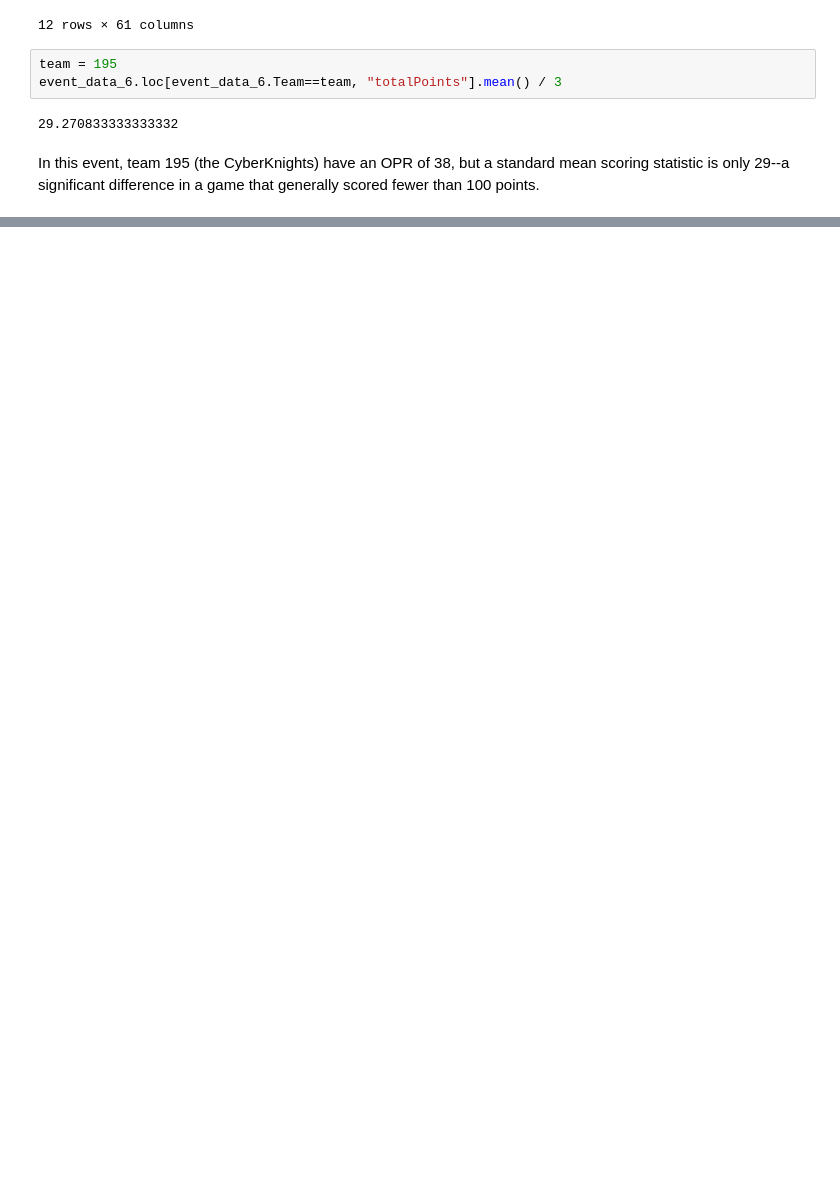
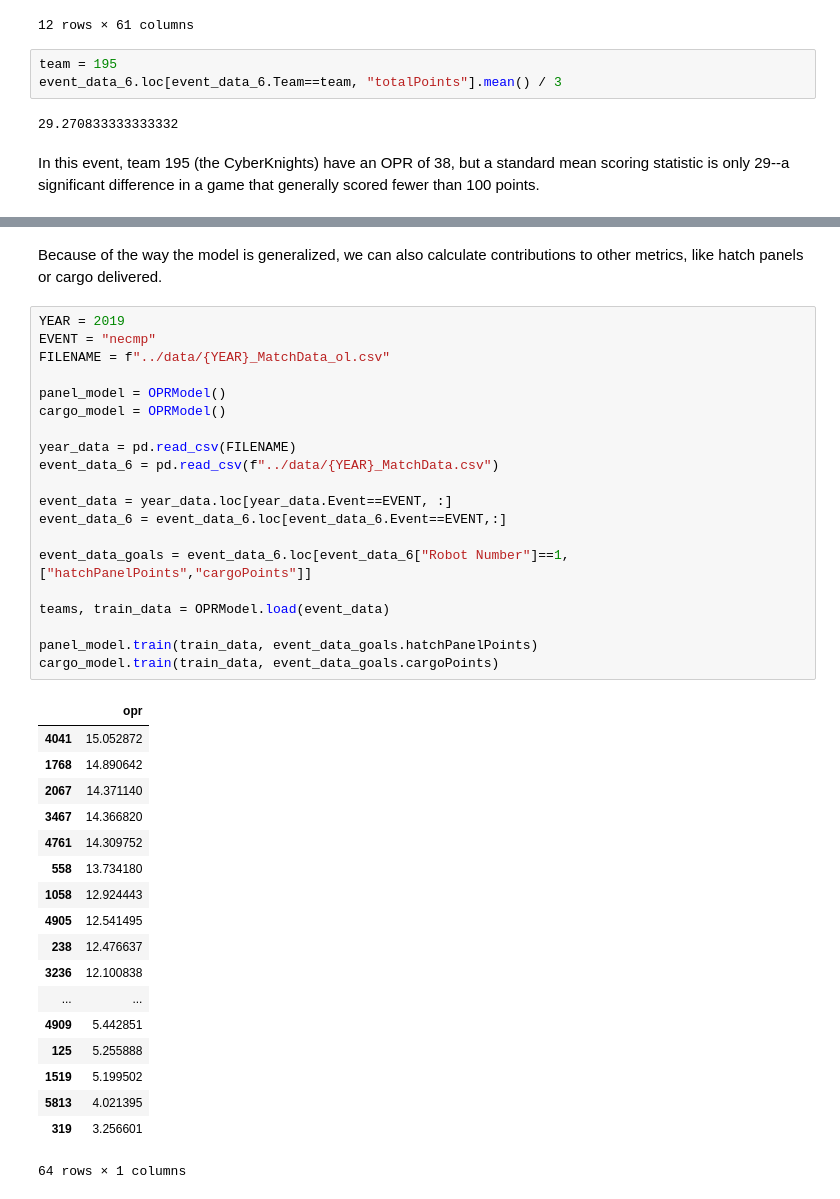
Before and after one commit to Samcfuchs/FRC-Data, a Jupyter notebook: Analytics/compiled/opr_demo.ipynb, the cells around one changed output, grey strips where cells are left out. Cells and saved outputs as stored; diff of their text form; blank space fills up the shorter version.

```diff
--- a/Analytics/compiled/opr_demo.ipynb
+++ b/Analytics/compiled/opr_demo.ipynb
@@ -114,0 +130,42 @@ event_data_6.loc[event_data_6.Team==team, "totalPoints"].mean() / 3
+# %% [markdown]
+ Because of the way the model is generalized, we can also calculate
+ contributions to other metrics, like hatch panels or cargo delivered.
+# %%
+YEAR = 2019
+EVENT = "necmp"
+FILENAME = f"../data/{YEAR}_MatchData_ol.csv"
+
+panel_model = OPRModel()
+cargo_model = OPRModel()
+
+year_data = pd.read_csv(FILENAME)
+event_data_6 = pd.read_csv(f"../data/{YEAR}_MatchData.csv")
+
+event_data = year_data.loc[year_data.Event==EVENT, :]
+event_data_6 = event_data_6.loc[event_data_6.Event==EVENT,:]
+
+event_data_goals = event_data_6.loc[event_data_6["Robot Number"]==1, ["hatchPanelPoints","cargoPoints"]]
+
+teams, train_data = OPRModel.load(event_data)
+
+panel_model.train(train_data, event_data_goals.hatchPanelPoints)
+cargo_model.train(train_data, event_data_goals.cargoPoints)
+# %% [output]
+|  | opr |
+| 4041 | 15.052872 |
+| 1768 | 14.890642 |
+| 2067 | 14.371140 |
+| 3467 | 14.366820 |
+| 4761 | 14.309752 |
+| 558 | 13.734180 |
+| 1058 | 12.924443 |
+| 4905 | 12.541495 |
+| 238 | 12.476637 |
+| 3236 | 12.100838 |
+| ... | ... |
+| 4909 | 5.442851 |
+| 125 | 5.255888 |
+| 1519 | 5.199502 |
+| 5813 | 4.021395 |
+| 319 | 3.256601 |
+64 rows × 1 columns
```
Also changed, not shown: parts of 7 cells of this notebook, 1 other file.
